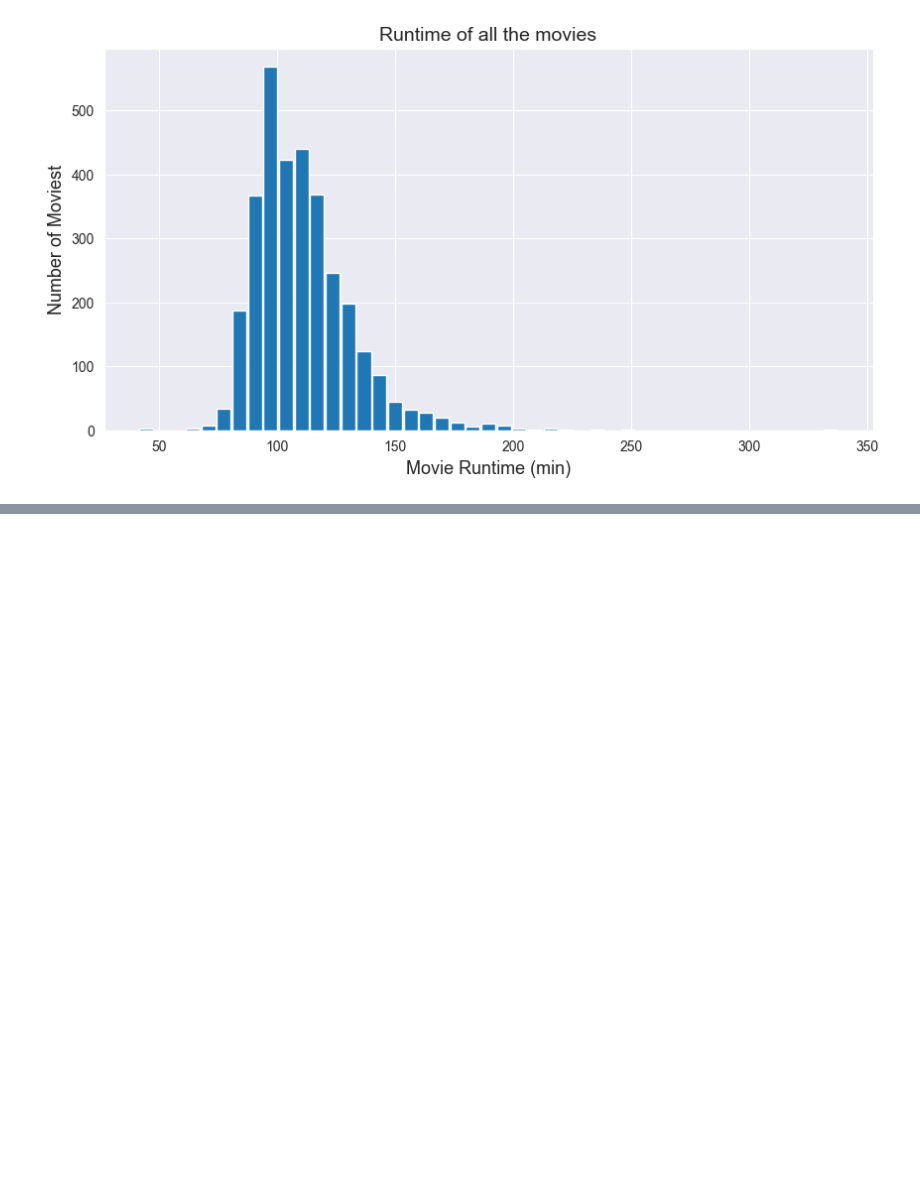
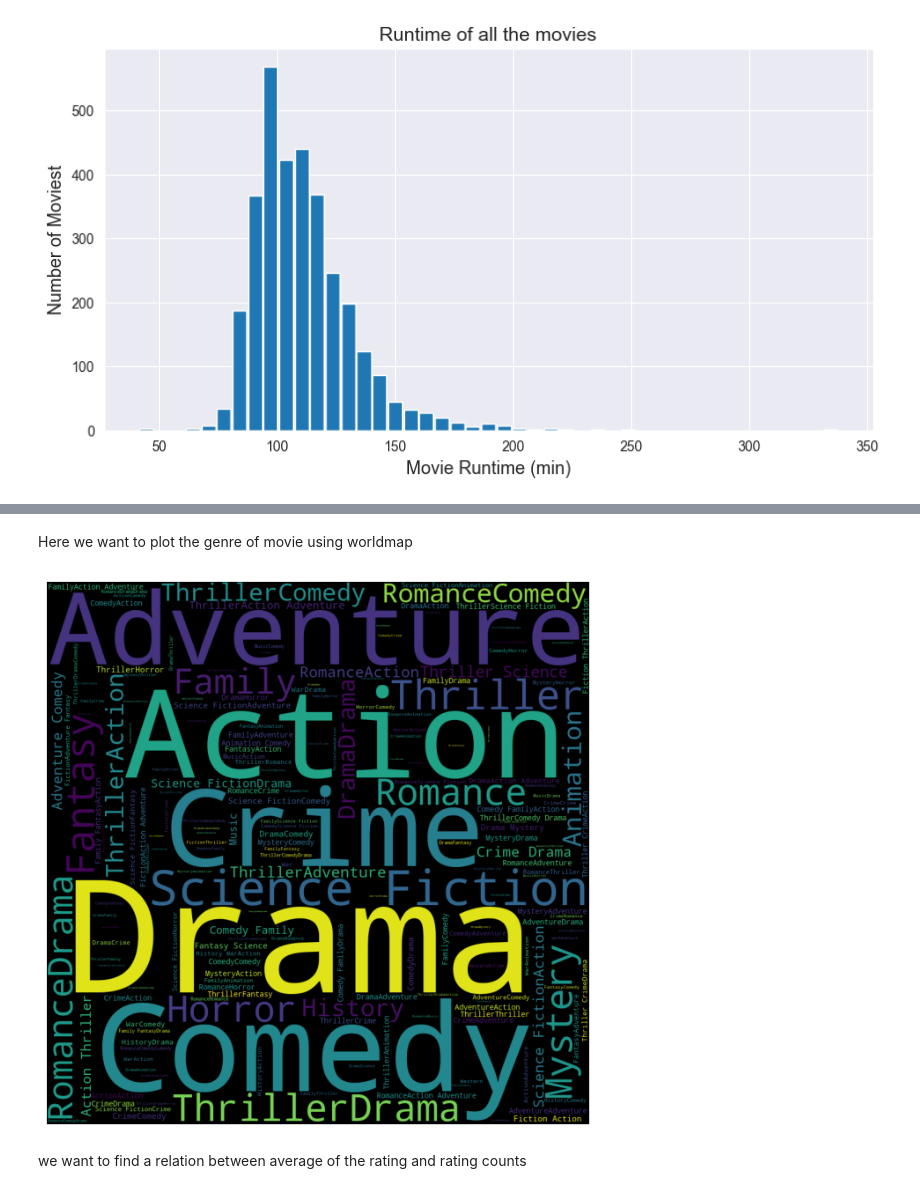
Before and after one commit to ah3asef/Movies-Basic-Analysis, a Jupyter notebook: Movies_Analysis.ipynb, the cells around one changed output, grey strips where cells are left out. Cells and saved outputs as stored; diff of their text form; code cells hidden in the pictures; blank space fills up the shorter version.

```diff
--- a/Movies_Analysis.ipynb
+++ b/Movies_Analysis.ipynb
@@ -231,3 +231,5 @@ data[data['runtime']>200]
 | 3211 | 4000000.0 | Drama Romance War | 770 | en | 48.982550 | 1939-12-15 | 4.001765e+08 | 238.0 | Gone with the Wind | ... |
 | 3768 | 600000.0 | History Documentary Music | 9459 | en | 3.409764 | 1970-03-26 | 3.450511e+07 | 225.0 | Woodstock | ... |
 | 3804 | 2000000.0 | Action Drama | 346 | ja | 39.756748 | 1954-04-26 | 2.718410e+05 | 207.0 | Seven Samurai | ... |
+# %% [markdown]
+Here we want to plot the genre of movie using worldmap
@@ -233,0 +238,11 @@ data[data['runtime']>200]
+# %%
+text = "".join(data["genres"])
+wordcloud = WordCloud(width = 1000,height = 1000).generate(text)
+plt.figure(figsize = (8, 8))
+plt.imshow(wordcloud)
+plt.axis("off")
+plt.show()
+# %% [output]
+[figure, added]
+# %% [markdown]
+we want to find a relation between average of the rating and  rating counts
```
Also changed, not shown: parts of 1 cell of this notebook.
